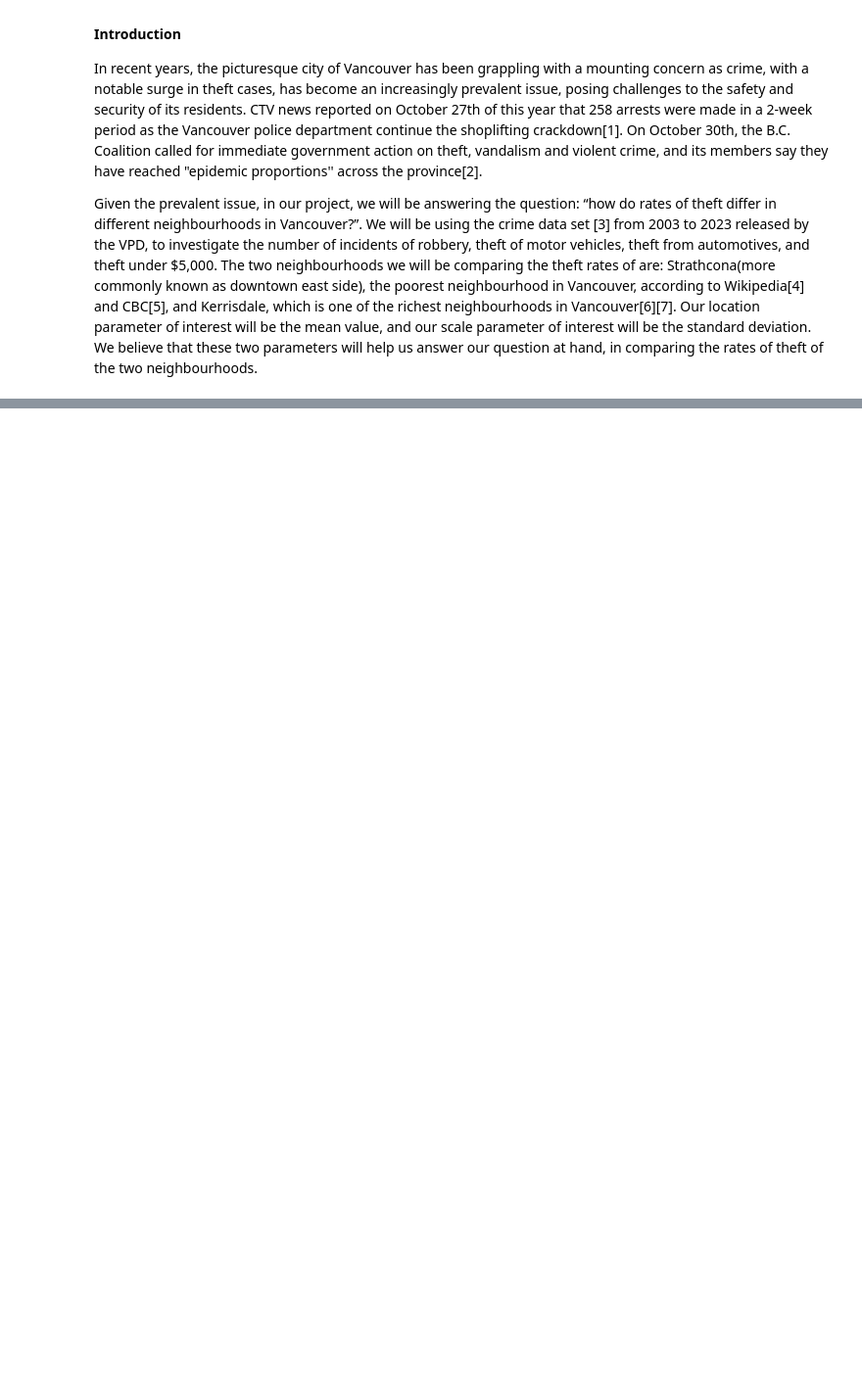
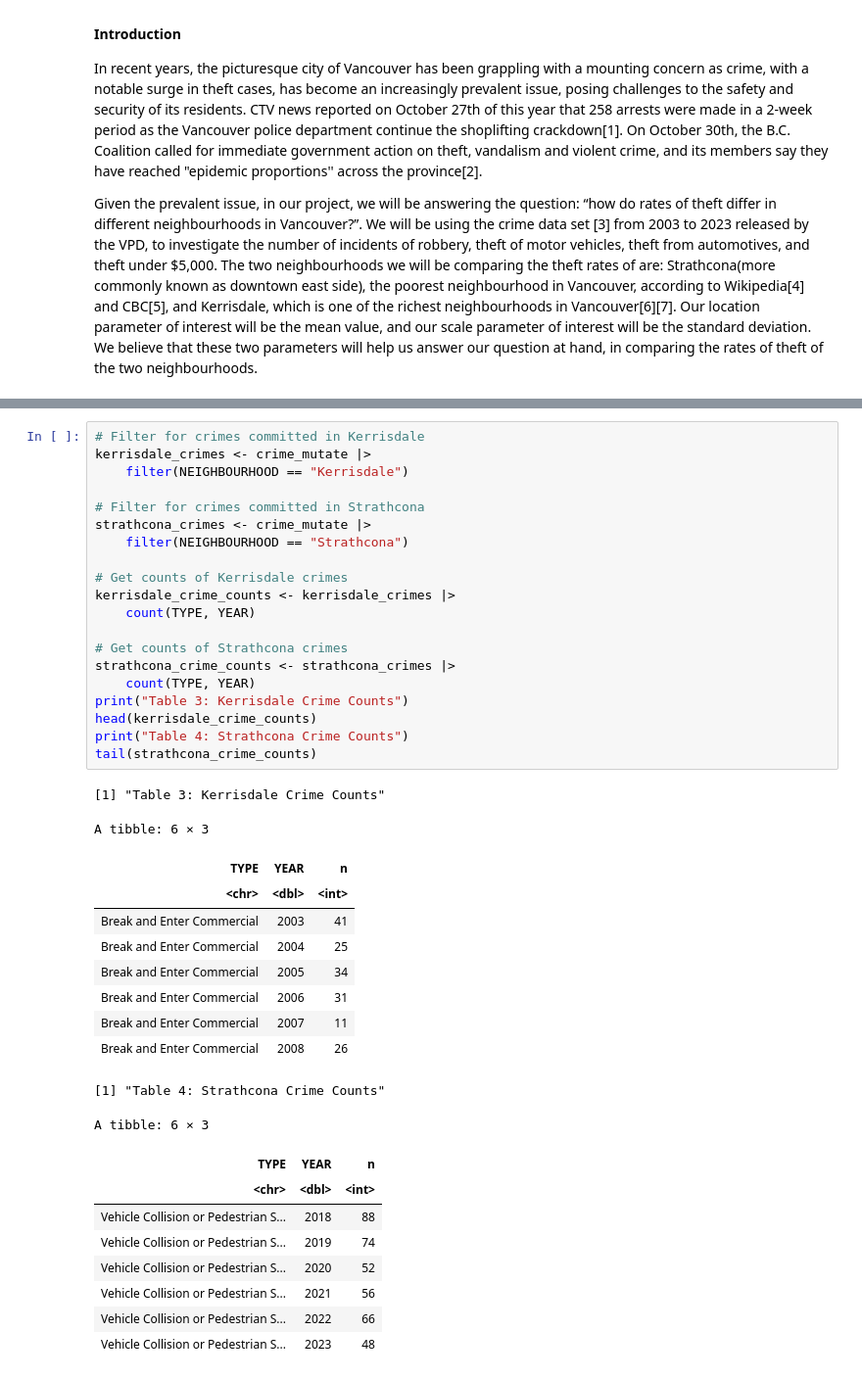
Before and after one commit to emilywang0/stat201-project-group13, a Jupyter notebook: Proposal.ipynb, the cells around one changed output, grey strips where cells are left out. Shown at 98% size. Cells and saved outputs as stored; diff of their text form; blank space fills up the shorter version.

```diff
--- a/Proposal.ipynb
+++ b/Proposal.ipynb
@@ -138,0 +112,41 @@ A tibble: 6 × 3
+# %%
+# Filter for crimes committed in Kerrisdale
+kerrisdale_crimes <- crime_mutate |>
+    filter(NEIGHBOURHOOD == "Kerrisdale")
+
+# Filter for crimes committed in Strathcona
+strathcona_crimes <- crime_mutate |>
+    filter(NEIGHBOURHOOD == "Strathcona")
+
+# Get counts of Kerrisdale crimes
+kerrisdale_crime_counts <- kerrisdale_crimes |>
+    count(TYPE, YEAR)
+
+# Get counts of Strathcona crimes
+strathcona_crime_counts <- strathcona_crimes |>
+    count(TYPE, YEAR)
+print("Table 3: Kerrisdale Crime Counts")
+head(kerrisdale_crime_counts)
+print("Table 4: Strathcona Crime Counts")
+tail(strathcona_crime_counts)
+# %% [output]
+[1] "Table 3: Kerrisdale Crime Counts"
+A tibble: 6 × 3
+| TYPE | YEAR | n |
+| <chr> | <dbl> | <int> |
+| Break and Enter Commercial | 2003 | 41 |
+| Break and Enter Commercial | 2004 | 25 |
+| Break and Enter Commercial | 2005 | 34 |
+| Break and Enter Commercial | 2006 | 31 |
+| Break and Enter Commercial | 2007 | 11 |
+| Break and Enter Commercial | 2008 | 26 |
+[1] "Table 4: Strathcona Crime Counts"
+A tibble: 6 × 3
+| TYPE | YEAR | n |
+| <chr> | <dbl> | <int> |
+| Vehicle Collision or Pedestrian S... | 2018 | 88 |
+| Vehicle Collision or Pedestrian S... | 2019 | 74 |
+| Vehicle Collision or Pedestrian S... | 2020 | 52 |
+| Vehicle Collision or Pedestrian S... | 2021 | 56 |
+| Vehicle Collision or Pedestrian S... | 2022 | 66 |
+| Vehicle Collision or Pedestrian S... | 2023 | 48 |
```
Also changed, not shown: parts of 19 cells of this notebook.
